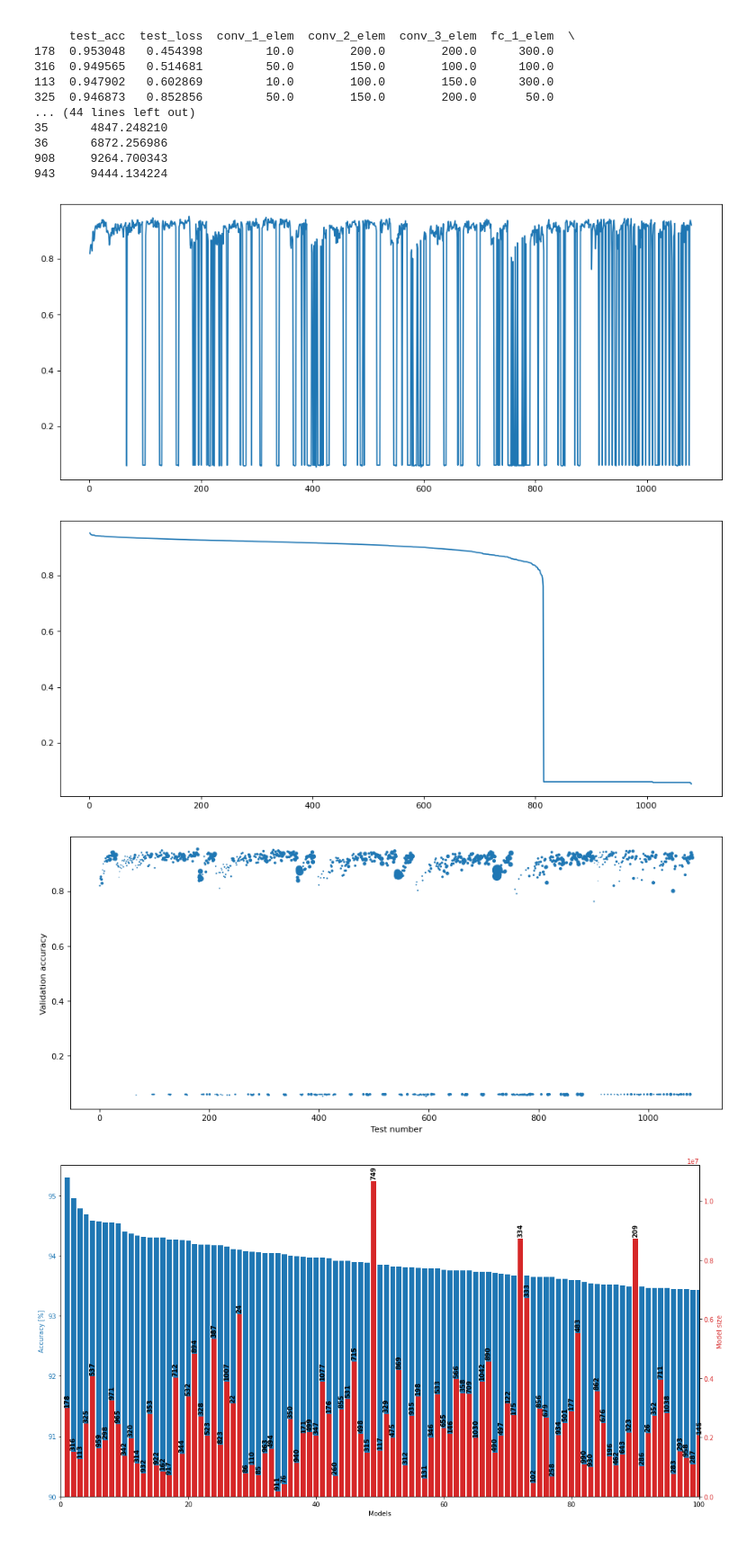
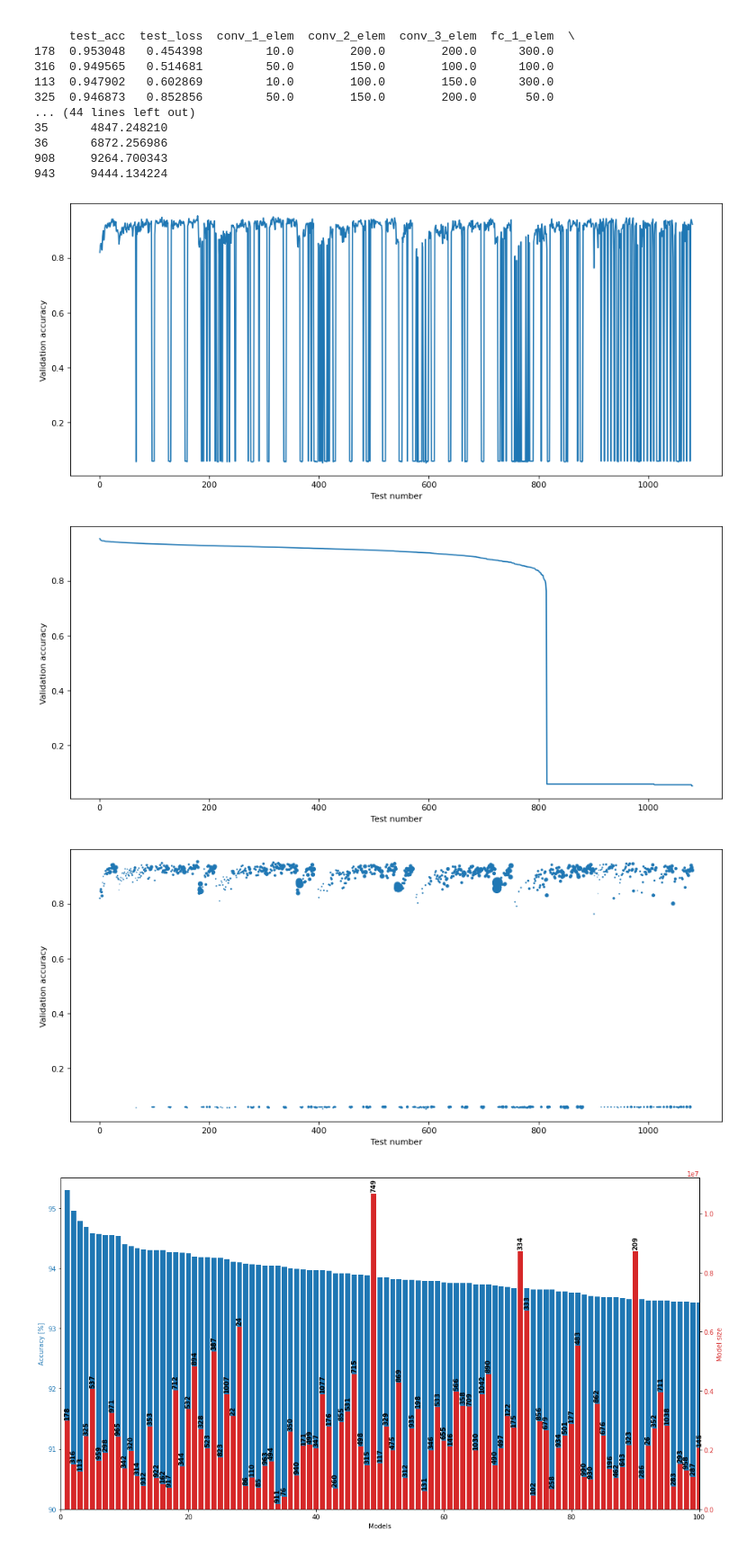
Before and after one commit to Sixaxis9/Embedded-neural-net-traffic-sign-recognition, a Jupyter notebook: Jupyter/CNN_Results_Comparison.ipynb, the cells around one changed output. Shown at 90% size. Drawn from its saved outputs; the diff is of its cells as text; code cells hidden in the pictures.

Commit message:
Added image to summary and labeled axis in results_comparison

```diff
--- a/Jupyter/CNN_Results_Comparison.ipynb
+++ b/Jupyter/CNN_Results_Comparison.ipynb
@@ -96,21 +100,27 @@ print(sorted_by_score.head())
 943     9444.134224
 # %%
 tests = np.linspace(1, results.shape[0], results.shape[0])
+
 plt.figure(num=None, figsize=(14, 6), dpi=80, facecolor='w', edgecolor='k')
 plt.plot(tests, results['test_acc'])
+plt.xlabel("Test number")
+plt.ylabel("Validation accuracy")
 plt.show()
+
 plt.figure(num=None, figsize=(14, 6), dpi=80, facecolor='w', edgecolor='k')
 plt.plot(tests, sorted_by_accuracy['test_acc'])
+plt.xlabel("Test number")
+plt.ylabel("Validation accuracy")
 plt.show()
 
 plt.figure(num=None, figsize=(14, 6), dpi=80, facecolor='w', edgecolor='k')
 plt.scatter(tests, results['test_acc'], results['num_param']/1e5)
 plt.xlabel("Test number")
 plt.ylabel("Validation accuracy")
 plt.show()
 # %% [output]
-[figure, old version]
+[figure, new version]
-[figure, old version]
+[figure, new version]
 [figure]
 # %%
 n_to_plot = 100
```
Also changed, not shown: parts of 1 cell of this notebook, 4 other files.
